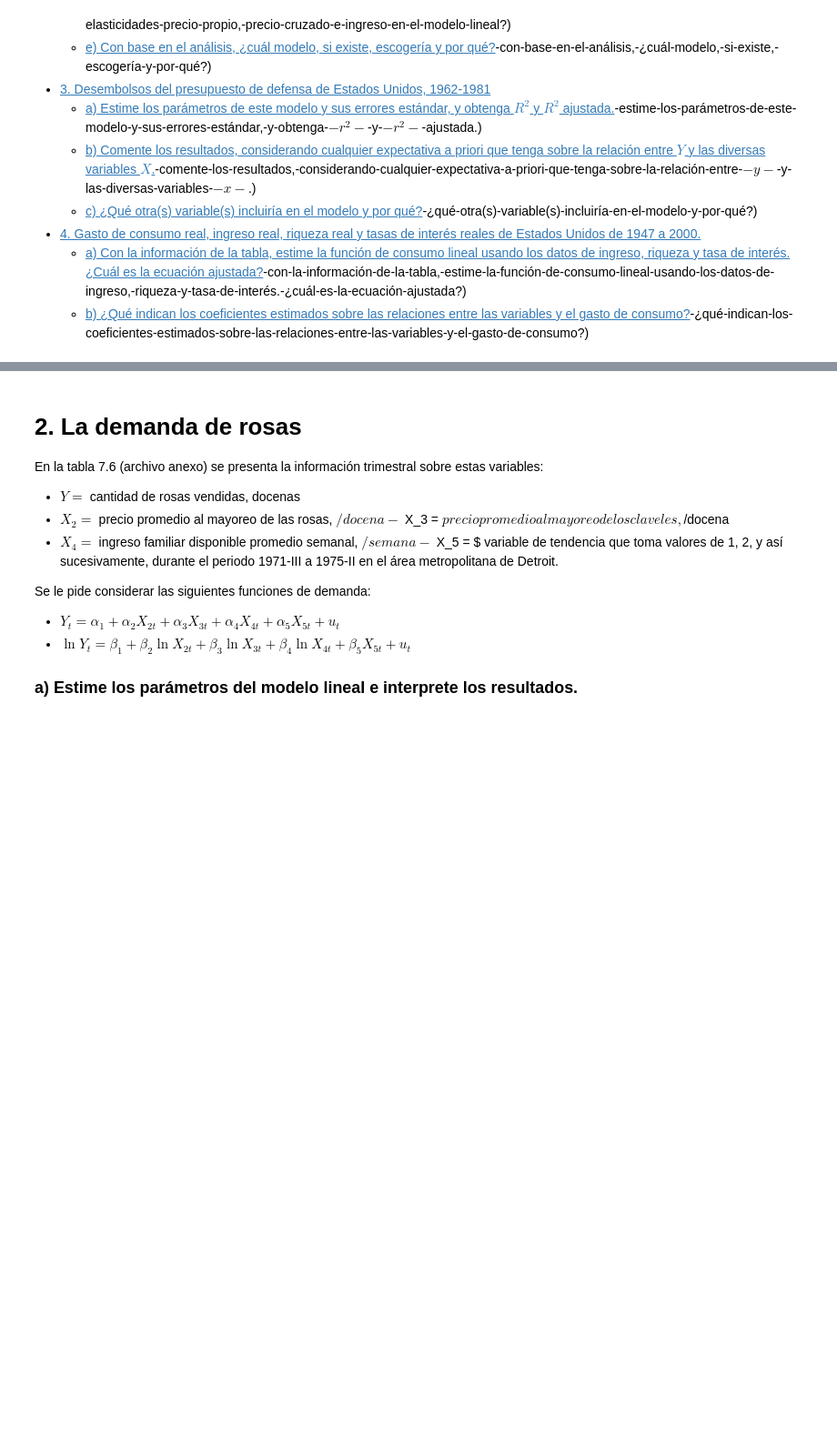
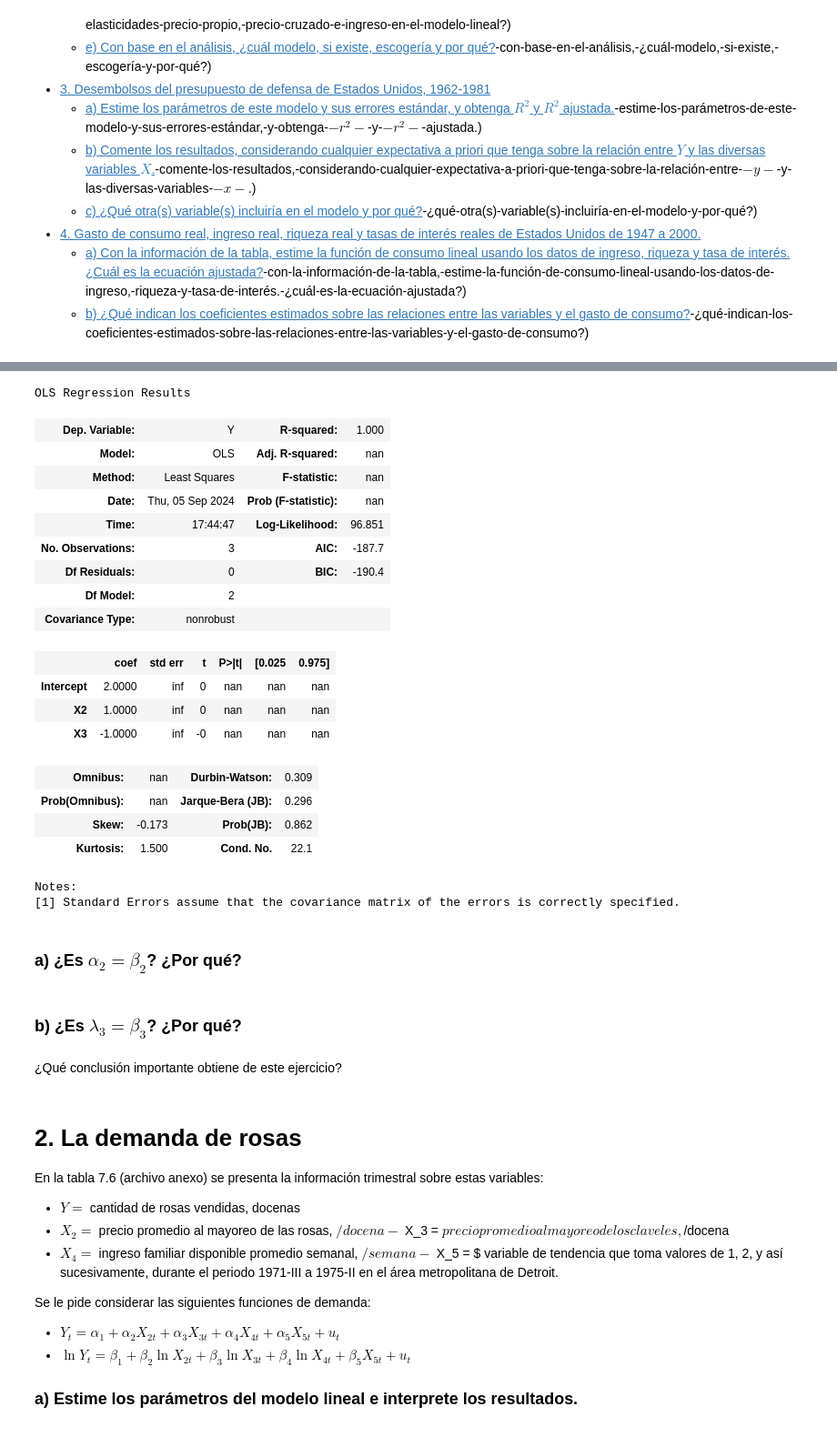
Before and after one commit to Anonymate054/MCD-Econometrics, a Jupyter notebook: notebooks/homeworks/0.0-leng-HW06.ipynb, the cells around one changed output, grey strips where cells are left out. Shown at 91% size. Cells and saved outputs as stored; diff of their text form; code cells hidden in the pictures; blank space fills up the shorter version.

```diff
--- a/notebooks/homeworks/0.0-leng-HW06.ipynb
+++ b/notebooks/homeworks/0.0-leng-HW06.ipynb
@@ -98,3 +156,39 @@ Nota: Estime sólo los coeficientes y no los errores estándar.
+# %%
+model_df03= (
+    smf.ols(
+        formula='Y~X2+X3',
+        data=df
+    )
+    .fit()
+)
+model_df03.summary()
+# %% [output]
+OLS Regression Results
+| Dep. Variable: | Y | R-squared: | 1.000 |
+| Model: | OLS | Adj. R-squared: | nan |
+| Method: | Least Squares | F-statistic: | nan |
+| Date: | Thu, 05 Sep 2024 | Prob (F-statistic): | nan |
+| Time: | 17:44:47 | Log-Likelihood: | 96.851 |
+| No. Observations: | 3 | AIC: | -187.7 |
+| Df Residuals: | 0 | BIC: | -190.4 |
+| Df Model: | 2 |  |  |
+| Covariance Type: | nonrobust |  |  |
+|  | coef | std err | t | P>|t| | [0.025 | 0.975] |
+| Intercept | 2.0000 | inf | 0 | nan | nan | nan |
+| X2 | 1.0000 | inf | 0 | nan | nan | nan |
+| X3 | -1.0000 | inf | -0 | nan | nan | nan |
+| Omnibus: | nan | Durbin-Watson: | 0.309 |
+| Prob(Omnibus): | nan | Jarque-Bera (JB): | 0.296 |
+| Skew: | -0.173 | Prob(JB): | 0.862 |
+| Kurtosis: | 1.500 | Cond. No. | 22.1 |
+Notes:
+[1] Standard Errors assume that the covariance matrix of the errors is correctly specified.
+# %% [markdown]
+### a) ¿Es $ \alpha_2 = \beta_2 $? ¿Por qué?
+# %% [markdown]
+### b) ¿Es $ \lambda_3 = \beta_3 $? ¿Por qué?
+# %% [markdown]
+¿Qué conclusión importante obtiene de este ejercicio?
 # %% [markdown]
 # 2. La demanda de rosas
 
```
Also changed, not shown: parts of 4 cells of this notebook.
